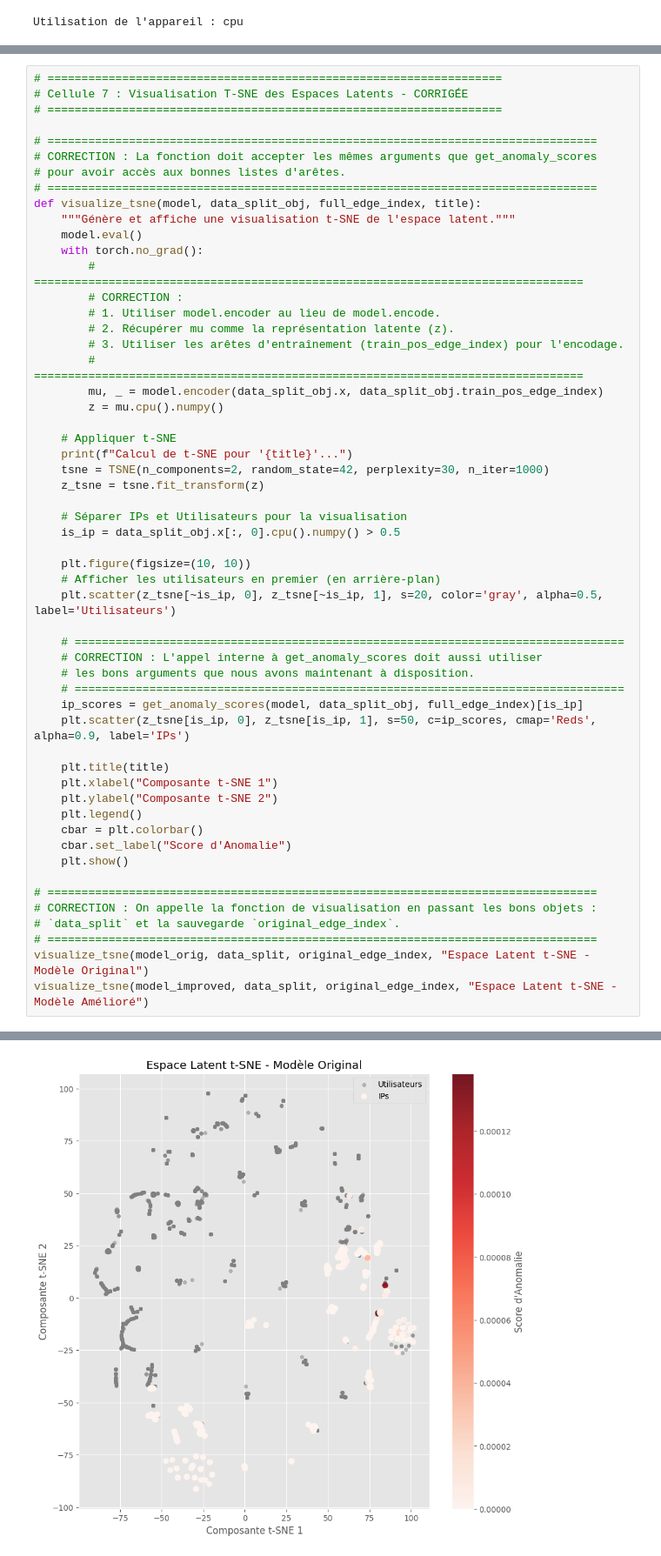
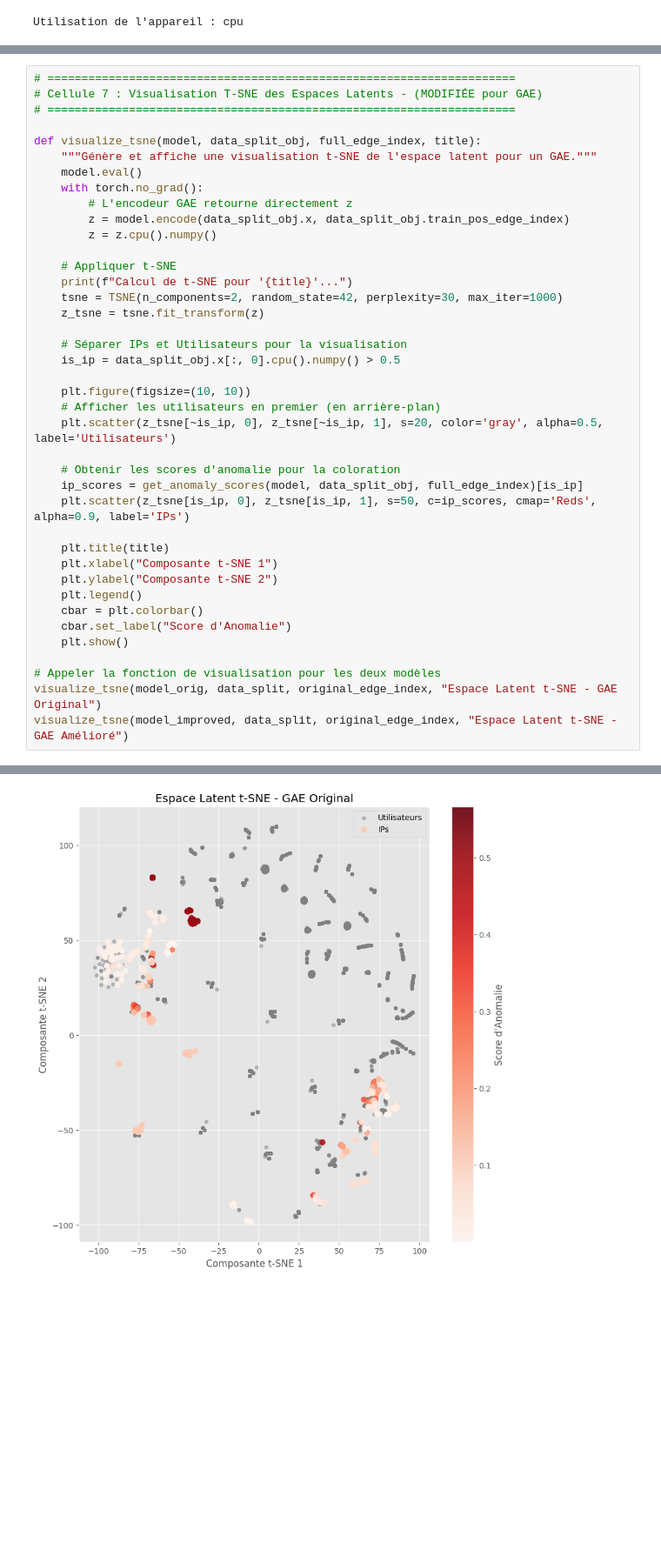
Before and after one commit to diidouu/PING14, a Jupyter notebook: vgae_model_v2.ipynb, the cells around one changed output, grey strips where cells are left out. Shown at 87% size. Cells and saved outputs as stored; diff of their text form; blank space fills up the shorter version.

```diff
--- a/vgae_model_v2.ipynb
+++ b/vgae_model_v2.ipynb
@@ -434,28 +368,19 @@ plt.show()
 # %%
-# ===================================================================
-# Cellule 7 : Visualisation T-SNE des Espaces Latents - CORRIGÉE
-# ===================================================================
+# =====================================================================
+# Cellule 7 : Visualisation T-SNE des Espaces Latents - (MODIFIÉE pour GAE)
+# =====================================================================
 
-# =================================================================================
-# CORRECTION : La fonction doit accepter les mêmes arguments que get_anomaly_scores
-# pour avoir accès aux bonnes listes d'arêtes.
-# =================================================================================
 def visualize_tsne(model, data_split_obj, full_edge_index, title):
-    """Génère et affiche une visualisation t-SNE de l'espace latent."""
+    """Génère et affiche une visualisation t-SNE de l'espace latent pour un GAE."""
     model.eval()
     with torch.no_grad():
-        # =================================================================================
-        # CORRECTION :
-        # 1. Utiliser model.encoder au lieu de model.encode.
-        # 2. Récupérer mu comme la représentation latente (z).
-        # 3. Utiliser les arêtes d'entraînement (train_pos_edge_index) pour l'encodage.
-        # =================================================================================
-        mu, _ = model.encoder(data_split_obj.x, data_split_obj.train_pos_edge_index)
-        z = mu.cpu().numpy()
+        # L'encodeur GAE retourne directement z
+        z = model.encode(data_split_obj.x, data_split_obj.train_pos_edge_index)
+        z = z.cpu().numpy()
 
     # Appliquer t-SNE
     print(f"Calcul de t-SNE pour '{title}'...")
-    tsne = TSNE(n_components=2, random_state=42, perplexity=30, n_iter=1000)
+    tsne = TSNE(n_components=2, random_state=42, perplexity=30, max_iter=1000)
     z_tsne = tsne.fit_transform(z)
 
     # Séparer IPs et Utilisateurs pour la visualisation
@@ -465,10 +390,7 @@ def visualize_tsne(model, data_split_obj, full_edge_index, title):
     # Afficher les utilisateurs en premier (en arrière-plan)
     plt.scatter(z_tsne[~is_ip, 0], z_tsne[~is_ip, 1], s=20, color='gray', alpha=0.5, label='Utilisateurs')
 
-    # =================================================================================
-    # CORRECTION : L'appel interne à get_anomaly_scores doit aussi utiliser
-    # les bons arguments que nous avons maintenant à disposition.
-    # =================================================================================
+    # Obtenir les scores d'anomalie pour la coloration
     ip_scores = get_anomaly_scores(model, data_split_obj, full_edge_index)[is_ip]
     plt.scatter(z_tsne[is_ip, 0], z_tsne[is_ip, 1], s=50, c=ip_scores, cmap='Reds', alpha=0.9, label='IPs')
 
@@ -480,10 +402,7 @@ def visualize_tsne(model, data_split_obj, full_edge_index, title):
     cbar.set_label("Score d'Anomalie")
     plt.show()
 
-# =================================================================================
-# CORRECTION : On appelle la fonction de visualisation en passant les bons objets :
-# `data_split` et la sauvegarde `original_edge_index`.
-# =================================================================================
-visualize_tsne(model_orig, data_split, original_edge_index, "Espace Latent t-SNE - Modèle Original")
-visualize_tsne(model_improved, data_split, original_edge_index, "Espace Latent t-SNE - Modèle Amélioré")
+# Appeler la fonction de visualisation pour les deux modèles
+visualize_tsne(model_orig, data_split, original_edge_index, "Espace Latent t-SNE - GAE Original")
+visualize_tsne(model_improved, data_split, original_edge_index, "Espace Latent t-SNE - GAE Amélioré")
 # %% [output]
@@ -491 +410 @@ Calcul de t-SNE pour 'Espace Latent t-SNE - Modèle Original'...
-[figure, old version]
+[figure, new version]
```
Also changed, not shown: parts of 7 cells of this notebook, 8 other files.
